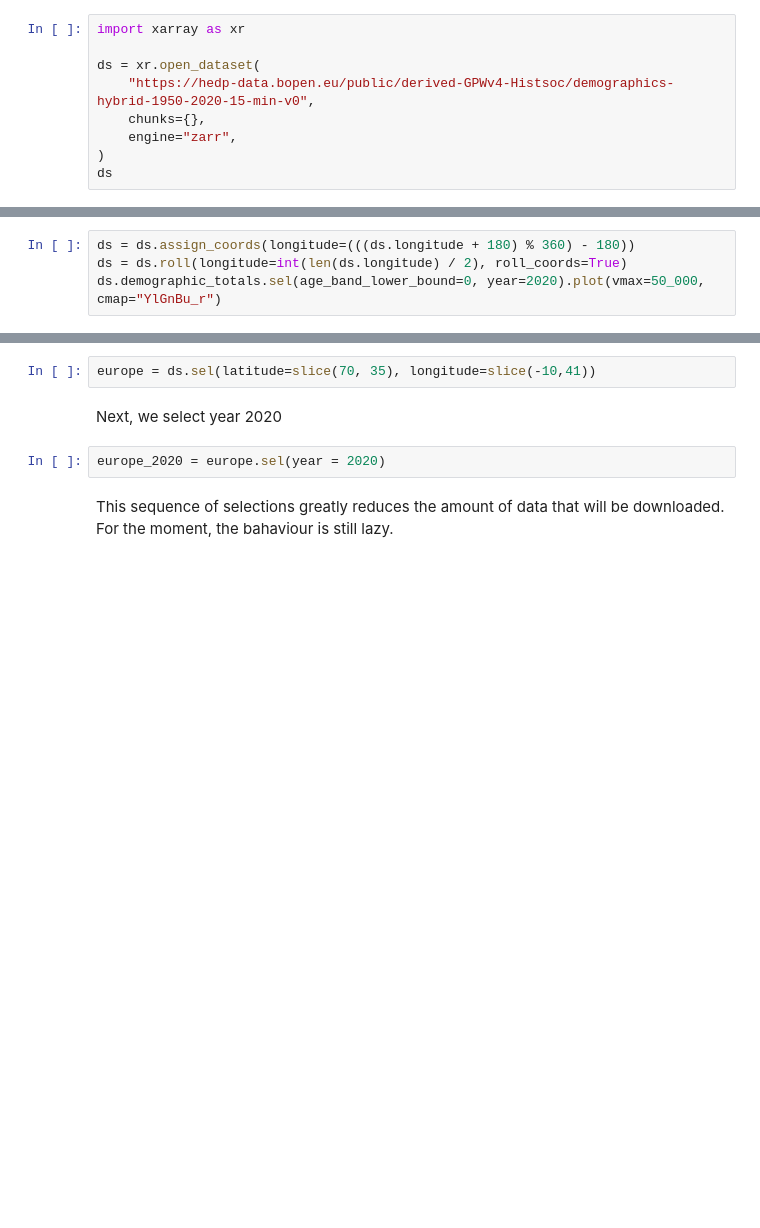
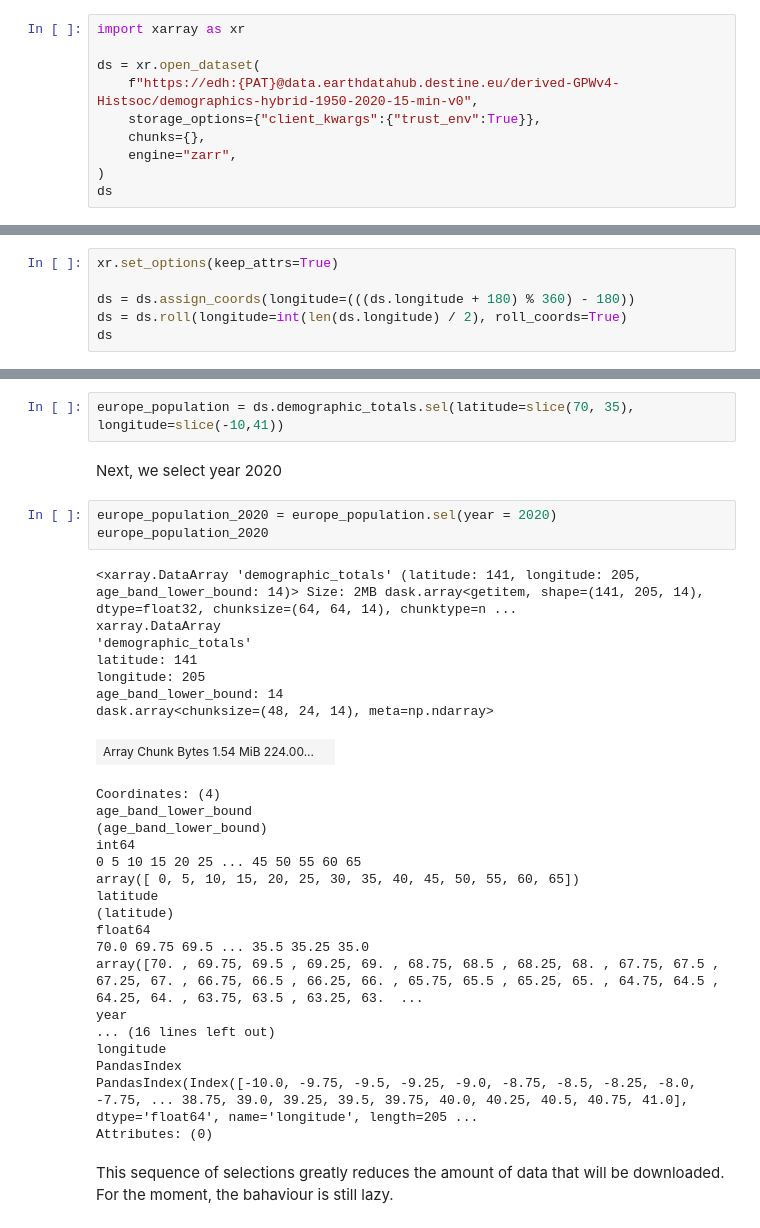
Before and after one commit to SercoSPA/DESP-UserWorkflowService-Templates, a Jupyter notebook: EarthDataHub/tutorial-hybrid-world-population.ipynb, the cells around one changed output, grey strips where cells are left out. Drawn from its saved outputs; the diff is of its cells as text; blank space fills up the shorter version.

```diff
--- a/EarthDataHub/tutorial-hybrid-world-population.ipynb
+++ b/EarthDataHub/tutorial-hybrid-world-population.ipynb
@@ -35,7 +43,8 @@ To preview the data, only the dataset metadata must be downloaded. Xarray does t
 import xarray as xr
 
 ds = xr.open_dataset(
-    "https://hedp-data.bopen.eu/public/derived-GPWv4-Histsoc/demographics-hybrid-1950-2020-15-min-v0",
+    f"https://edh:{PAT}@data.earthdatahub.destine.eu/derived-GPWv4-Histsoc/demographics-hybrid-1950-2020-15-min-v0",
+    storage_options={"client_kwargs":{"trust_env":True}},
     chunks={},
     engine="zarr",
 )
@@ -85,5 +94,7 @@ we can roll longitude to a -180 to 180 extent:
 # %%
+xr.set_options(keep_attrs=True)
+
 ds = ds.assign_coords(longitude=(((ds.longitude + 180) % 360) - 180))
 ds = ds.roll(longitude=int(len(ds.longitude) / 2), roll_coords=True)
-ds.demographic_totals.sel(age_band_lower_bound=0, year=2020).plot(vmax=50_000, cmap="YlGnBu_r")
+ds
 # %% [output]
@@ -94,11 +140,38 @@ ds.demographic_totals.sel(age_band_lower_bound=0, year=2020).plot(vmax=50_000, c
 
 First, we perform a geographical selection corresponding to the European area:
 # %%
-europe = ds.sel(latitude=slice(70, 35), longitude=slice(-10,41))
+europe_population = ds.demographic_totals.sel(latitude=slice(70, 35), longitude=slice(-10,41))
 # %% [markdown]
 Next, we select year 2020
 # %%
-europe_2020 = europe.sel(year = 2020)
+europe_population_2020 = europe_population.sel(year = 2020)
+europe_population_2020
+# %% [output]
+<xarray.DataArray 'demographic_totals' (latitude: 141, longitude: 205, age_band_lower_bound: 14)> Size: 2MB dask.array<getitem, shape=(141, 205, 14), dtype=float32, chunksize=(64, 64, 14), chunktype=n ...
+xarray.DataArray
+'demographic_totals'
+latitude: 141
+longitude: 205
+age_band_lower_bound: 14
+dask.array<chunksize=(48, 24, 14), meta=np.ndarray>
+| Array Chunk Bytes 1.54 MiB 224.00... |  |
+Coordinates: (4)
+age_band_lower_bound
+(age_band_lower_bound)
+int64
+0 5 10 15 20 25 ... 45 50 55 60 65
+array([ 0, 5, 10, 15, 20, 25, 30, 35, 40, 45, 50, 55, 60, 65])
+latitude
+(latitude)
+float64
+70.0 69.75 69.5 ... 35.5 35.25 35.0
+array([70. , 69.75, 69.5 , 69.25, 69. , 68.75, 68.5 , 68.25, 68. , 67.75, 67.5 , 67.25, 67. , 66.75, 66.5 , 66.25, 66. , 65.75, 65.5 , 65.25, 65. , 64.75, 64.5 , 64.25, 64. , 63.75, 63.5 , 63.25, 63.  ...
+year
+... (16 lines left out)
+longitude
+PandasIndex
+PandasIndex(Index([-10.0, -9.75, -9.5, -9.25, -9.0, -8.75, -8.5, -8.25, -8.0, -7.75, ... 38.75, 39.0, 39.25, 39.5, 39.75, 40.0, 40.25, 40.5, 40.75, 41.0], dtype='float64', name='longitude', length=205 ...
+Attributes: (0)
 # %% [markdown]
 This sequence of selections greatly reduces the amount of data that will be downloaded.
 For the moment, the bahaviour is still lazy.
```
Also changed, not shown: parts of 14 cells of this notebook.
